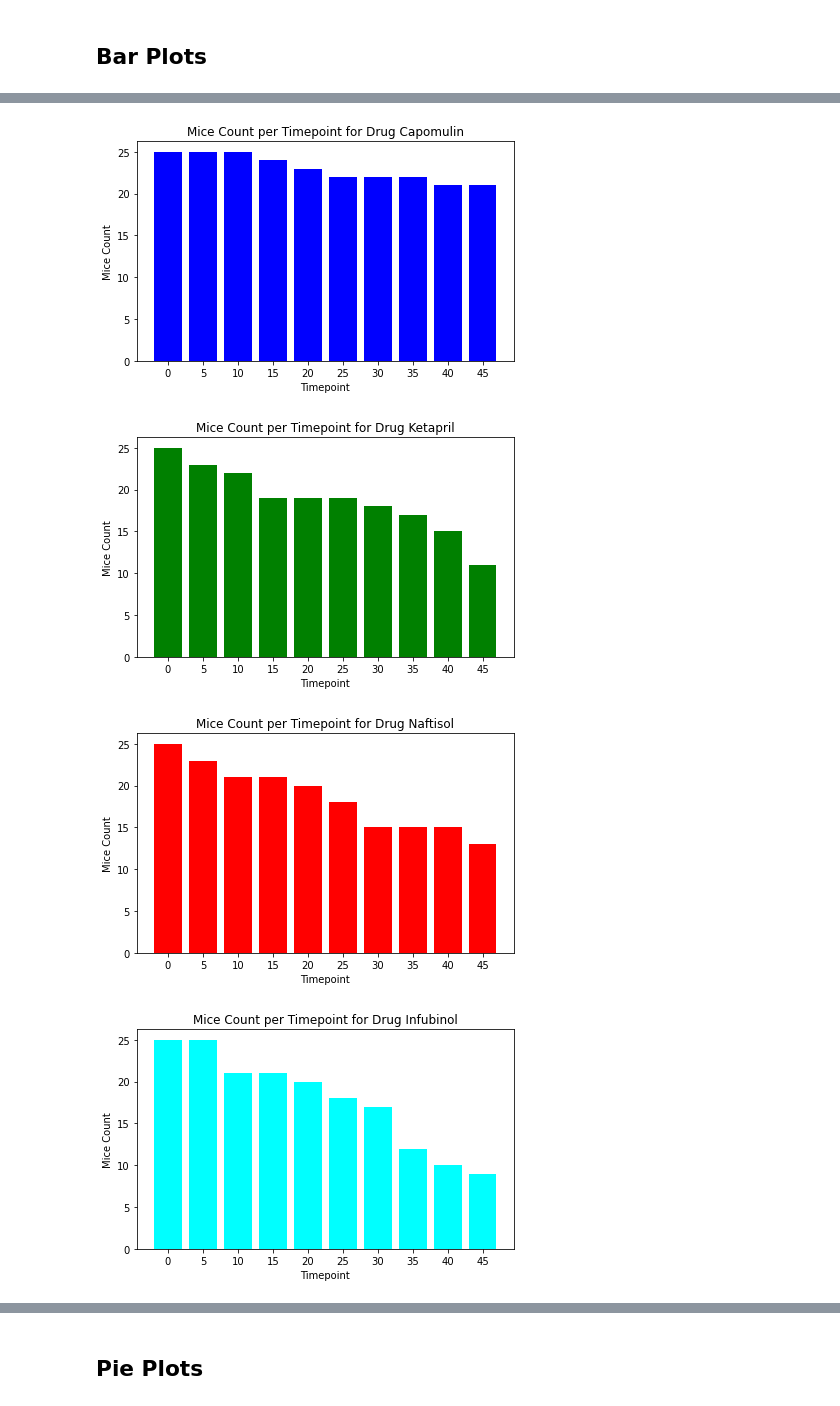
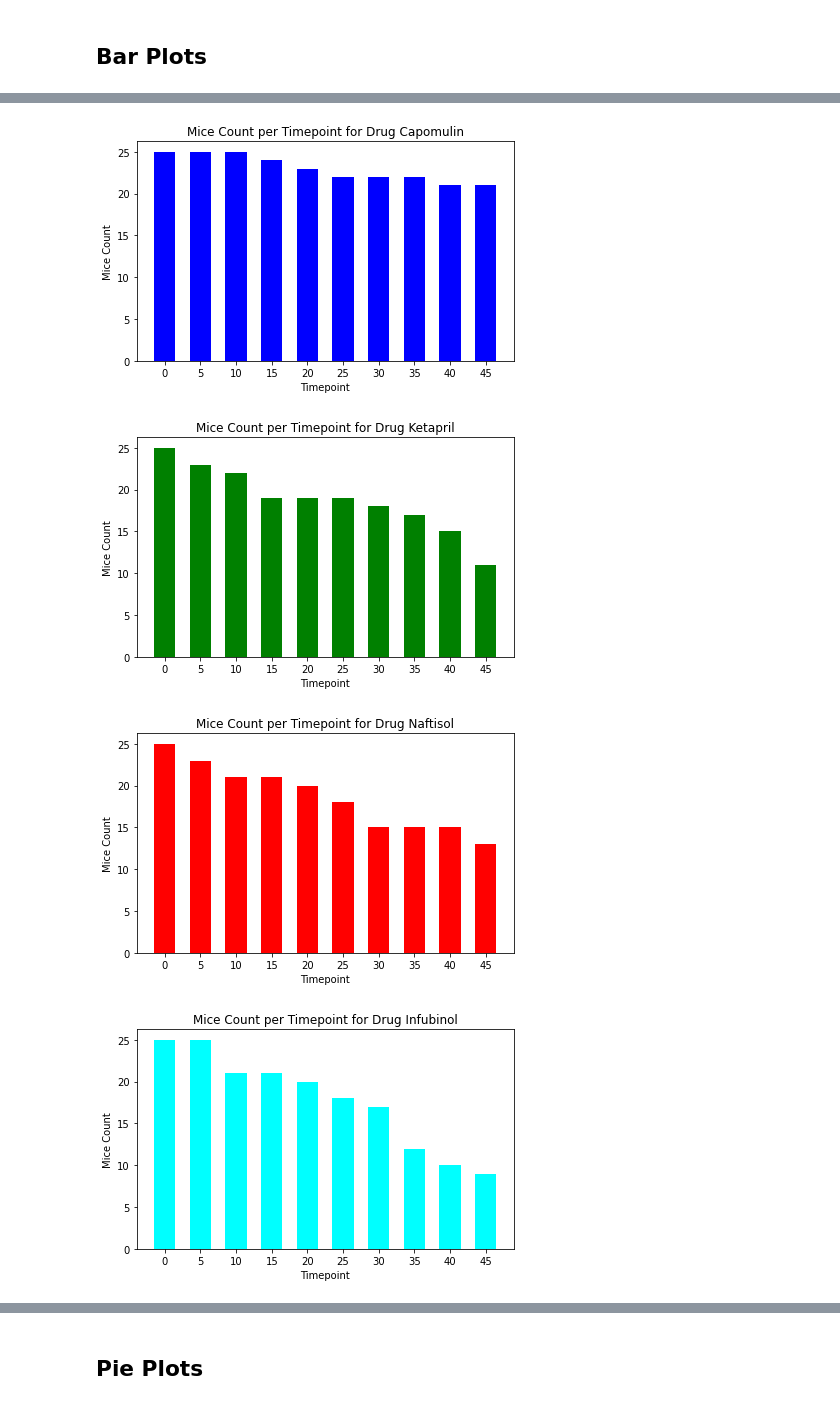
Before and after one commit to skesamsetty/matplotlib_challenge, a Jupyter notebook: Pymaceuticals/pymaceuticals_starter.ipynb, the cells around one changed output, grey strips where cells are left out. Cells and saved outputs as stored; diff of their text form; code cells hidden in the pictures.

```diff
--- a/Pymaceuticals/pymaceuticals_starter.ipynb
+++ b/Pymaceuticals/pymaceuticals_starter.ipynb
@@ -196,7 +196,7 @@ for drug in drug_list:
     drug_study_results_df = cleansed_study_results_df.loc[cleansed_study_results_df['Drug Regimen']==drug]
     aggregate_df=drug_study_results_df.groupby(by=['Timepoint'])
     aggregate_df = aggregate_df['Mouse ID'].count()
-    aggregate_df.plot(kind='bar', y='Mice Count', rot=0, xlabel="Timepoint", ylabel="Mice Count", colormap=bar_color, title=f"Mice Count per Timepoint for {drug} (Using pandas)")
+    aggregate_df.plot(kind='bar', y='Mice Count', rot=0, xlabel="Timepoint", ylabel="Mice Count", width=.6, colormap=bar_color, title=f"Mice Count per Timepoint for {drug} (Using pandas)")
     index+=1
     plt.tight_layout()
     plt.show()
@@ -214,27 +214,27 @@ for drug in drug_list:
 # %%
 # Generate a bar plot showing the number of mice per time point for each treatment throughout the course of the study using pyplot.
 
 cleansed_study_results_df['Drug Regimen'].unique()
 tick_labels = cleansed_study_results_df['Timepoint'].unique()
 aggregate_df=cleansed_study_results_df.groupby(by=['Timepoint', 'Drug Regimen'])
 mice_count_per_timeslot = aggregate_df['Mouse ID'].count()
 color_list = ['blue','green','red','cyan','magenta','yellow','black','purple','olive','pink']
 
 index = 0
 for drug in cleansed_study_results_df['Drug Regimen'].unique():
     aggregate_df=cleansed_study_results_df[cleansed_study_results_df['Drug Regimen'] == drug].groupby(by=['Timepoint'])
 
     mice_count_per_timeslot = aggregate_df['Mouse ID'].count()
     x_axis = np.arange(len(aggregate_df))
-    plt.bar(x_axis, mice_count_per_timeslot,tick_label=tick_labels, color=color_list[index])
+    plt.bar(x_axis, mice_count_per_timeslot,tick_label=tick_labels, color=color_list[index], width=.6)
     plt.xlabel(xlabel="Timepoint")
     plt.ylabel(ylabel="Mice Count")
     plt.title(f'Mice Count per Timepoint for Drug {drug}')
     plt.tight_layout()
     plt.show()
     index += 1
 # %% [output]
-[figure, old version]
+[figure, new version]
-[figure, old version]
+[figure, new version]
-[figure, old version]
+[figure, new version]
-[figure, old version]
+[figure, new version]
```
Also changed, not shown: parts of 2 cells of this notebook.
